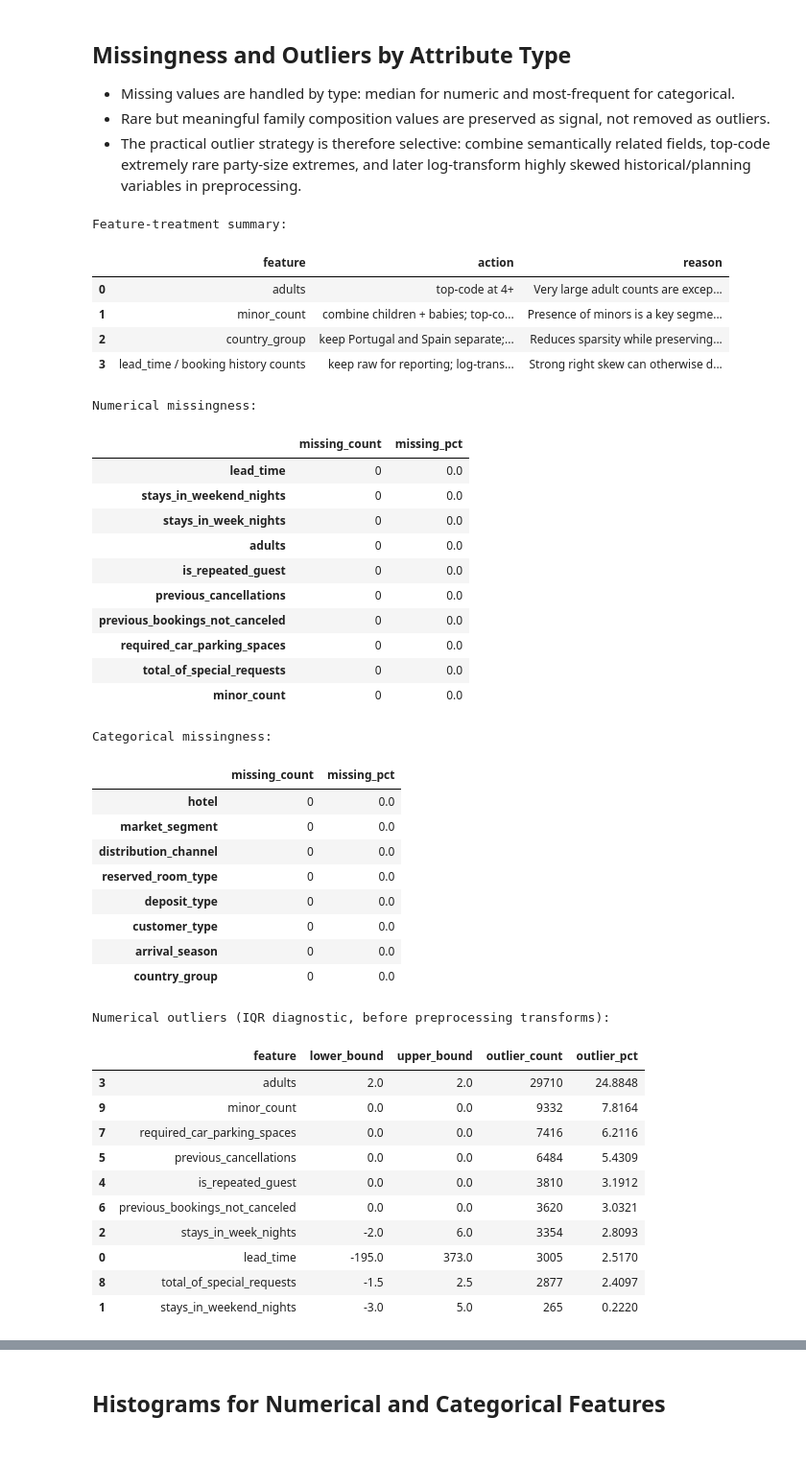
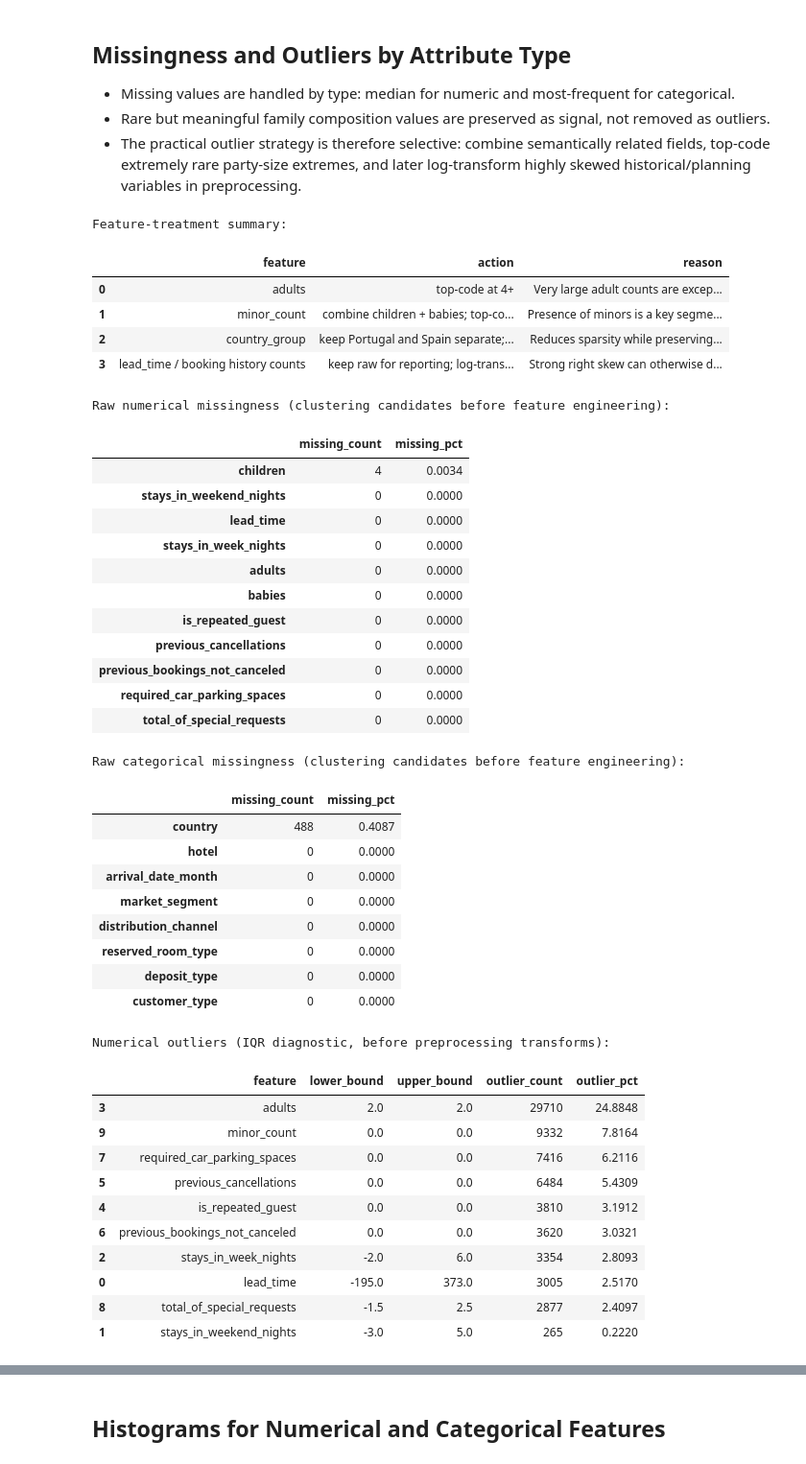
Before and after one commit to mreTeixeira7/usl_project1_72922_72898_60253, a Jupyter notebook: project.ipynb, the cells around one changed output, grey strips where cells are left out. Shown at 96% size. Cells and saved outputs as stored; diff of their text form; code cells hidden in the pictures.

```diff
--- a/project.ipynb
+++ b/project.ipynb
@@ -188,14 +188,18 @@ treatment_notes = pd.DataFrame([
 print("Feature-treatment summary:")
 display(treatment_notes)
 
-missing_num = X[num_features].isna().sum().rename("missing_count").to_frame()
-missing_num["missing_pct"] = (100 * missing_num["missing_count"] / len(X)).round(4)
-missing_cat = X[cat_features].isna().sum().rename("missing_count").to_frame()
-missing_cat["missing_pct"] = (100 * missing_cat["missing_count"] / len(X)).round(4)
+X_missing = df[raw_clustering_features].copy()
+num_features_raw = X_missing.select_dtypes(include="number").columns.tolist()
+cat_features_raw = X_missing.select_dtypes(exclude="number").columns.tolist()
 
-print("Numerical missingness:")
+missing_num = X_missing[num_features_raw].isna().sum().rename("missing_count").to_frame()
+missing_num["missing_pct"] = (100 * missing_num["missing_count"] / len(X_missing)).round(4)
+missing_cat = X_missing[cat_features_raw].isna().sum().rename("missing_count").to_frame()
+missing_cat["missing_pct"] = (100 * missing_cat["missing_count"] / len(X_missing)).round(4)
+
+print("Raw numerical missingness (clustering candidates before feature engineering):")
 display(missing_num.sort_values("missing_count", ascending=False))
-print("Categorical missingness:")
+print("Raw categorical missingness (clustering candidates before feature engineering):")
 display(missing_cat.sort_values("missing_count", ascending=False))
 
 outlier_rows = []
@@ -211,54 +215,55 @@ for c in num_features:
         "lower_bound": low,
         "upper_bound": high,
         "outlier_count": int(mask.sum()),
         "outlier_pct": round(float(100 * mask.mean()), 4),
     })
 outliers_num = pd.DataFrame(outlier_rows).sort_values("outlier_pct", ascending=False)
 print("Numerical outliers (IQR diagnostic, before preprocessing transforms):")
 display(outliers_num)
 
 cat_rows = []
 for c in cat_features:
     vc = X[c].value_counts(dropna=False, normalize=True).mul(100)
     rare = vc[vc < 1]
     cat_rows.append({
         "feature": c,
         "n_levels": int(vc.shape[0]),
         "rare_levels_lt_1pct": int(rare.shape[0]),
         "obs_in_rare_levels_pct": round(float(rare.sum()), 4),
     })
 outliers_cat = pd.DataFrame(cat_rows).sort_values(["rare_levels_lt_1pct", "obs_in_rare_levels_pct"], ascending=False)
 print("Categorical rarity report:")
 display(outliers_cat)
 # %% [output]
 Feature-treatment summary:
 |  | feature | action | reason |
 | 0 | adults | top-code at 4+ | Very large adult counts are excep... |
 | 1 | minor_count | combine children + babies; top-co... | Presence of minors is a key segme... |
 | 2 | country_group | keep Portugal and Spain separate;... | Reduces sparsity while preserving... |
 | 3 | lead_time / booking history counts | keep raw for reporting; log-trans... | Strong right skew can otherwise d... |
-Numerical missingness:
+Raw numerical missingness (clustering candidates before feature engineering):
 |  | missing_count | missing_pct |
-| lead_time | 0 | 0.0 |
-| stays_in_weekend_nights | 0 | 0.0 |
-| stays_in_week_nights | 0 | 0.0 |
-| adults | 0 | 0.0 |
-| is_repeated_guest | 0 | 0.0 |
-| previous_cancellations | 0 | 0.0 |
-| previous_bookings_not_canceled | 0 | 0.0 |
-| required_car_parking_spaces | 0 | 0.0 |
-| total_of_special_requests | 0 | 0.0 |
-| minor_count | 0 | 0.0 |
+| children | 4 | 0.0034 |
+| stays_in_weekend_nights | 0 | 0.0000 |
+| lead_time | 0 | 0.0000 |
+| stays_in_week_nights | 0 | 0.0000 |
+| adults | 0 | 0.0000 |
+| babies | 0 | 0.0000 |
+| is_repeated_guest | 0 | 0.0000 |
+| previous_cancellations | 0 | 0.0000 |
+| previous_bookings_not_canceled | 0 | 0.0000 |
+| required_car_parking_spaces | 0 | 0.0000 |
+| total_of_special_requests | 0 | 0.0000 |
-Categorical missingness:
+Raw categorical missingness (clustering candidates before feature engineering):
 |  | missing_count | missing_pct |
-| hotel | 0 | 0.0 |
-| market_segment | 0 | 0.0 |
-| distribution_channel | 0 | 0.0 |
-| reserved_room_type | 0 | 0.0 |
-| deposit_type | 0 | 0.0 |
-| customer_type | 0 | 0.0 |
-| arrival_season | 0 | 0.0 |
-| country_group | 0 | 0.0 |
+| country | 488 | 0.4087 |
+| hotel | 0 | 0.0000 |
+| arrival_date_month | 0 | 0.0000 |
+| market_segment | 0 | 0.0000 |
+| distribution_channel | 0 | 0.0000 |
+| reserved_room_type | 0 | 0.0000 |
+| deposit_type | 0 | 0.0000 |
+| customer_type | 0 | 0.0000 |
 Numerical outliers (IQR diagnostic, before preprocessing transforms):
 |  | feature | lower_bound | upper_bound | outlier_count | outlier_pct |
 | 3 | adults | 2.0 | 2.0 | 29710 | 24.8848 |
```
